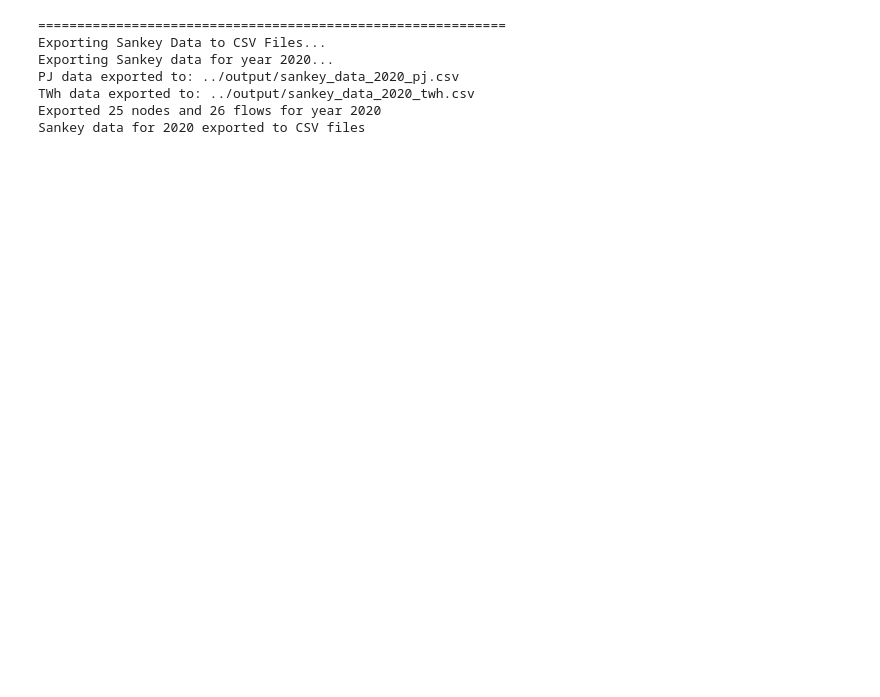
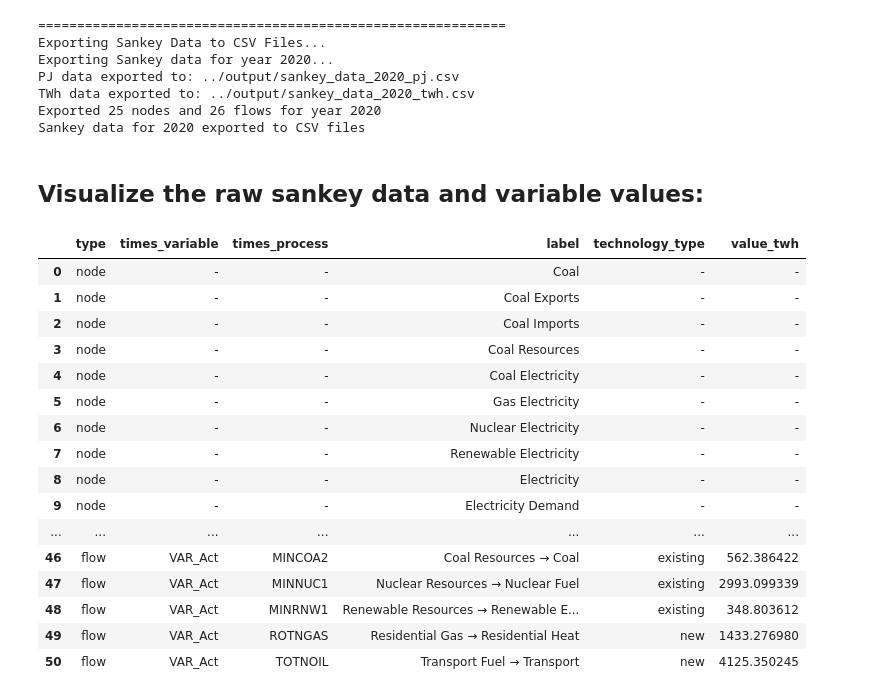
Before and after one commit to squoilin/TIMES_PyPSA, a Jupyter notebook: scripts/run_sankey.ipynb, the cells around one changed output. Saved outputs shown, nothing was run; the diff lists cells and outputs as text; code cells hidden in the pictures; blank space fills up the shorter version.

Commit message:
more data exploration in the notebook

```diff
--- a/scripts/run_sankey.ipynb
+++ b/scripts/run_sankey.ipynb
@@ -54,7 +75,7 @@ print("Exporting Sankey Data to CSV Files...")
 
 export_year = 2020
 if export_year in selected_years:
-    processor.export_sankey_data_to_csv(export_year)
+    sankey_data = processor.export_sankey_data_to_csv(export_year,unit='TWh')
     print(f"Sankey data for {export_year} exported to CSV files")
 else:
     print(f"Year {export_year} not available in data. Available years: {years}")
@@ -69,3 +90,25 @@ PJ data exported to: ../output/sankey_data_2020_pj.csv
 TWh data exported to: ../output/sankey_data_2020_twh.csv
 Exported 25 nodes and 26 flows for year 2020
 Sankey data for 2020 exported to CSV files
+# %% [markdown]
+## Visualize the raw sankey data and variable values:
+# %%
+sankey_data.style.set_sticky()
+# %% [output]
+|  | type | times_variable | times_process | label | technology_type | value_twh |
+| 0 | node | - | - | Coal | - | - |
+| 1 | node | - | - | Coal Exports | - | - |
+| 2 | node | - | - | Coal Imports | - | - |
+| 3 | node | - | - | Coal Resources | - | - |
+| 4 | node | - | - | Coal Electricity | - | - |
+| 5 | node | - | - | Gas Electricity | - | - |
+| 6 | node | - | - | Nuclear Electricity | - | - |
+| 7 | node | - | - | Renewable Electricity | - | - |
+| 8 | node | - | - | Electricity | - | - |
+| 9 | node | - | - | Electricity Demand | - | - |
+| ... | ... | ... | ... | ... | ... | ... |
+| 46 | flow | VAR_Act | MINCOA2 | Coal Resources → Coal | existing | 562.386422 |
+| 47 | flow | VAR_Act | MINNUC1 | Nuclear Resources → Nuclear Fuel | existing | 2993.099339 |
+| 48 | flow | VAR_Act | MINRNW1 | Renewable Resources → Renewable E... | existing | 348.803612 |
+| 49 | flow | VAR_Act | ROTNGAS | Residential Gas → Residential Heat | new | 1433.276980 |
+| 50 | flow | VAR_Act | TOTNOIL | Transport Fuel → Transport | new | 4125.350245 |
```
Also changed, not shown: parts of 3 cells of this notebook, 9 other files.
